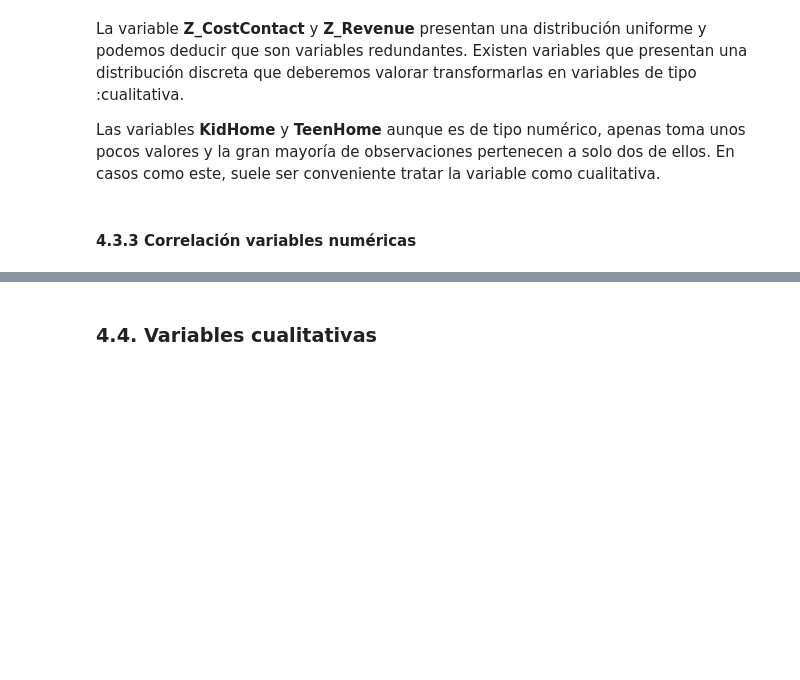
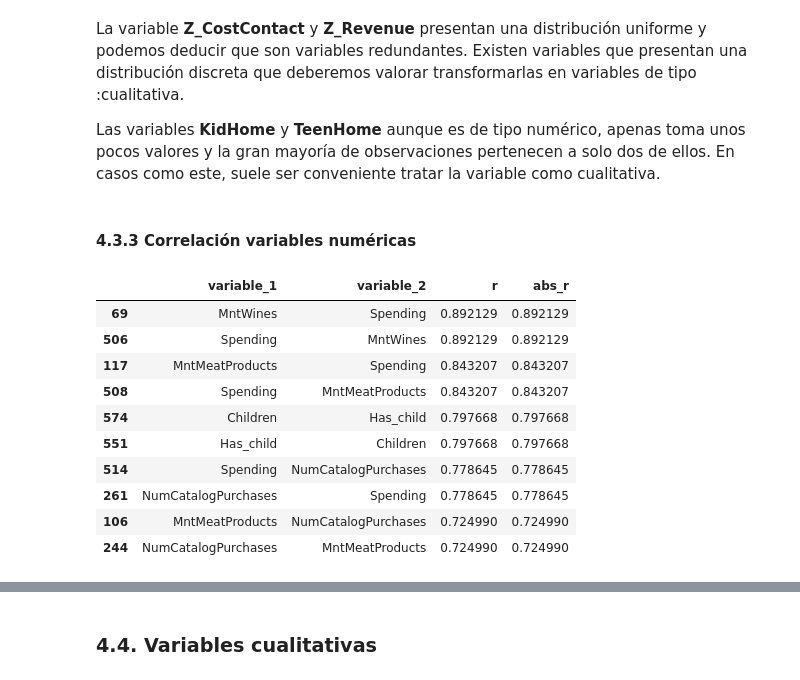
Before and after one commit to xbadiam/Marketing_Campaign, a Jupyter notebook: notebooks/MarketingCampaign_data_exploratory.ipynb, the cells around one changed output, grey strips where cells are left out. Saved outputs shown, nothing was run; the diff lists cells and outputs as text; code cells hidden in the pictures; blank space fills up the shorter version.

```diff
--- a/notebooks/MarketingCampaign_data_exploratory.ipynb
+++ b/notebooks/MarketingCampaign_data_exploratory.ipynb
@@ -269,3 +269,32 @@ La variable **Z_CostContact** y **Z_Revenue** presentan una distribución unifor
 Las variables **KidHome** y **TeenHome** aunque es de tipo numérico, apenas toma unos pocos valores y la gran mayoría de observaciones pertenecen a solo dos de ellos. En casos como este, suele ser conveniente tratar la variable como cualitativa.
 # %% [markdown]
 #### 4.3.3 Correlación variables numéricas
+# %%
+# Correlación entre columnas numéricas
+# ==============================================================================
+def tidy_corr_matrix(corr_mat):
+    '''
+    Función para convertir una matrix de correlación de pandas en formato tidy
+    '''
+    corr_mat = corr_mat.stack().reset_index()
+    corr_mat.columns = ['variable_1','variable_2','r']
+    corr_mat = corr_mat.loc[corr_mat['variable_1'] != corr_mat['variable_2'], :]
+    corr_mat['abs_r'] = np.abs(corr_mat['r'])
+    corr_mat = corr_mat.sort_values('abs_r', ascending=False)
+
+    return(corr_mat)
+
+corr_matrix = data.select_dtypes(include=['float64', 'int']).corr(method='pearson')
+tidy_corr_matrix(corr_matrix).head(10)
+# %% [output]
+|  | variable_1 | variable_2 | r | abs_r |
+| 69 | MntWines | Spending | 0.892129 | 0.892129 |
+| 506 | Spending | MntWines | 0.892129 | 0.892129 |
+| 117 | MntMeatProducts | Spending | 0.843207 | 0.843207 |
+| 508 | Spending | MntMeatProducts | 0.843207 | 0.843207 |
+| 574 | Children | Has_child | 0.797668 | 0.797668 |
+| 551 | Has_child | Children | 0.797668 | 0.797668 |
+| 514 | Spending | NumCatalogPurchases | 0.778645 | 0.778645 |
+| 261 | NumCatalogPurchases | Spending | 0.778645 | 0.778645 |
+| 106 | MntMeatProducts | NumCatalogPurchases | 0.724990 | 0.724990 |
+| 244 | NumCatalogPurchases | MntMeatProducts | 0.724990 | 0.724990 |
```
Also changed, not shown: parts of 1 cell of this notebook.
